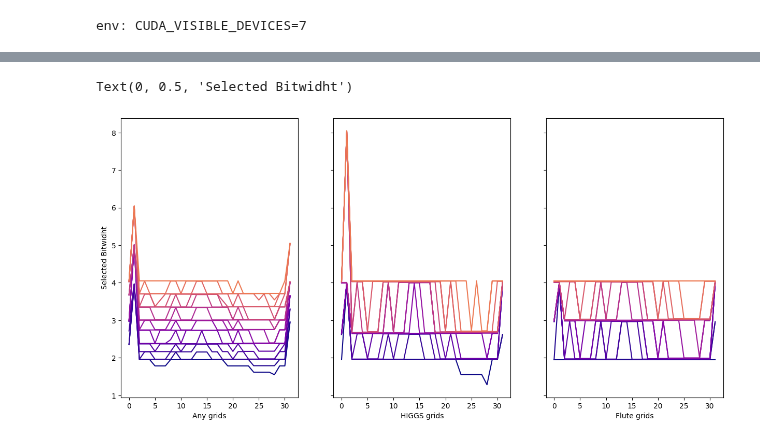
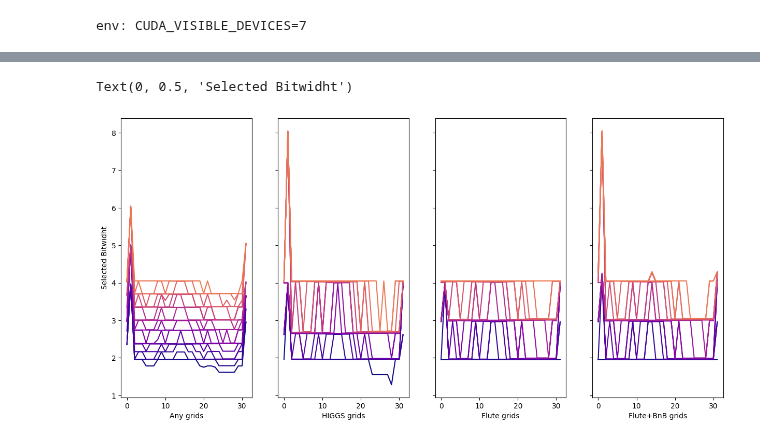
Before and after one commit to galqiwi/linear-layer-compression, a Jupyter notebook: Andrei/gptq/plots.ipynb, the cells around one changed output, grey strips where cells are left out. Saved outputs shown, nothing was run; the diff lists cells and outputs as text; code cells hidden in the pictures.

Commit message:
small plot changes

```diff
--- a/Andrei/gptq/plots.ipynb
+++ b/Andrei/gptq/plots.ipynb
@@ -401,20 +424,28 @@ env: CUDA_VISIBLE_DEVICES=7
+# %%
+bnb_grids = [
+    {"name": "nf4", "mse": 0.0001688, "bits": 8 + 16 / 4096},
+    {"name": "int8", "mse": 0.008422, "bits": 4 + 16 / 64},
+]
 # %%
 import numpy as np
 import matplotlib.pyplot as plt
 
 higgs_grids = [grid for grid in good_grids_with_mse if grid['edenn_n'] == 256 and grid['bits'] >= 1.3]
 flute_grids = [grid for grid in good_grids_with_mse if grid["edenn_n"] in [4, 8, 16] and grid["edenn_d"] == 1]
-higgs_flute_grids = higgs_grids + flute_grids
+combo_grids = flute_grids + bnb_grids # + quip_sharp_grids
 
 plt.scatter([v["bits"] for v in good_grids_with_mse], [v["mse"] for v in good_grids_with_mse], label="All grids")
 plt.scatter([v["bits"] for v in higgs_grids], [v["mse"] for v in higgs_grids], label="HIGGS grids")
 plt.scatter([v["bits"] for v in flute_grids], [v["mse"] for v in flute_grids], label="Flute grids")
+plt.scatter([v["bits"] for v in quip_sharp_grids], [v["mse"] for v in quip_sharp_grids], label="QuIP# grids")
 
-plt.plot(np.linspace(0, 4), np.power(4, -np.linspace(0, 4)), linestyle="--", color="black")
+plt.plot(np.linspace(0, 8), np.power(4, -np.linspace(0, 8)), linestyle="--", color="black")
 
 plt.xlabel("Bitwidth")
 plt.ylabel("MSE")
 
+plt.yscale("log")
+
 plt.legend()
 # %% [output]
 <matplotlib.legend.Legend at 0x...>
@@ -438,7 +469,7 @@ def find_grids_with_budget(
     x = {(j, i) : solver.BoolVar("name") for i in range(num_grids) for j in range(num_layers)}
 
     for j in range(num_layers) : solver.Add(sum(x[(j, i)] for i in range(num_grids)) == 1)
-    solver.Add(sum(x[(j, i)] * weights[j] * grid_bits[i] for j in range(num_layers) for i in range(num_grids)) <= budget)
+    solver.Add(sum(x[(j, i)] * weights[j] * grid_bits[i] for j in range(num_layers) for i in range(num_grids)) <= budget + 1e-5)
     solver.Minimize(sum(x[(j, i)] * slopes[j] * grid_mses[i] for j in range(num_layers) for i in range(num_grids)))
 
     status = solver.Solve()
@@ -474,9 +487,10 @@ cmap = mpl.colormaps["plasma"]
 any_configurations = set()
 higgs_configurations = set()
 flute_configurations = set()
-higgs_flute_configurations = set()
+quip_sharp_configurations = set()
+combo_configurations = set()
 
-fig, axs = plt.subplots(1, 3, figsize=(15, 7), sharey=True)
+fig, axs = plt.subplots(1, 4, figsize=(15, 7), sharey=True)
 
 for target_bitwidht in tqdm(np.linspace(2.0, 4.0, num=20), desc="Processing bitwidths..."):
     # ANY
@@ -497,39 +511,51 @@ for target_bitwidht in tqdm(np.linspace(2.0, 4.0, num=20), desc="Processing bitw
         axs[1].plot(
             np.array([girds_to_map_to[i]["bits"] for i in indices]) + 0.05 * (target_bitwidht - 3.0),
             color=cmap((target_bitwidht -  2) / (5 - 2)),
             label=f"Avg. Bitwidth: {avg_bits:.2f} < {target_bitwidht:.2f}"
         )
         higgs_configurations.add(tuple(indices))
 
     # FLUTE
     girds_to_map_to = flute_grids
     avg_bits, indices = find_grids_with_budget(slopes, np.ones((32,)) / 32, target_bitwidht, [grid["bits"] for grid in girds_to_map_to], [grid["mse"] for grid in girds_to_map_to])
     if tuple(indices) not in flute_configurations:
         axs[2].plot(
             np.array([girds_to_map_to[i]["bits"] for i in indices]) + 0.05 * (target_bitwidht - 3.0),
             color=cmap((target_bitwidht -  2) / (5 - 2)),
             label=f"Avg. Bitwidth: {avg_bits:.2f} < {target_bitwidht:.2f}"
         )
         flute_configurations.add(tuple(indices))
 
-    # HIGGS + FLUTE
-    girds_to_map_to = higgs_flute_grids
+    # QuIP#
+    girds_to_map_to = quip_sharp_grids
     avg_bits, indices = find_grids_with_budget(slopes, np.ones((32,)) / 32, target_bitwidht, [grid["bits"] for grid in girds_to_map_to], [grid["mse"] for grid in girds_to_map_to])
-    if tuple(indices) not in higgs_flute_configurations:
-        # axs[2].plot(
+    if tuple(indices) not in quip_sharp_configurations:
+        # axs[3].plot(
         #     np.array([girds_to_map_to[i]["bits"] for i in indices]) + 0.05 * (target_bitwidht - 3.0),
         #     color=cmap((target_bitwidht -  2) / (5 - 2)),
         #     label=f"Avg. Bitwidth: {avg_bits:.2f} < {target_bitwidht:.2f}"
         # )
-        higgs_flute_configurations.add(tuple(indices))
+        quip_sharp_configurations.add(tuple(indices))
+
+    # FLUTE + bnb
+    girds_to_map_to = combo_grids
+    avg_bits, indices = find_grids_with_budget(slopes, np.ones((32,)) / 32, target_bitwidht, [grid["bits"] for grid in girds_to_map_to], [grid["mse"] for grid in girds_to_map_to])
+    if tuple(indices) not in combo_configurations:
+        axs[3].plot(
+            np.array([girds_to_map_to[i]["bits"] for i in indices]) + 0.05 * (target_bitwidht - 3.0),
+            color=cmap((target_bitwidht -  2) / (5 - 2)),
+            label=f"Avg. Bitwidth: {avg_bits:.2f} < {target_bitwidht:.2f}"
+        )
+        combo_configurations.add(tuple(indices))
 
 axs[0].set_xlabel("Any grids")
 axs[1].set_xlabel("HIGGS grids")
 axs[2].set_xlabel("Flute grids")
+axs[3].set_xlabel("Flute+BnB grids")
 axs[0].set_ylabel("Selected Bitwidht")
 # %% [output]
 Text(0, 0.5, 'Selected Bitwidht')
-[figure, old version]
+[figure, new version]
 # %%
 import wandb
 import numpy as np
```
Also changed, not shown: parts of 11 cells of this notebook.
